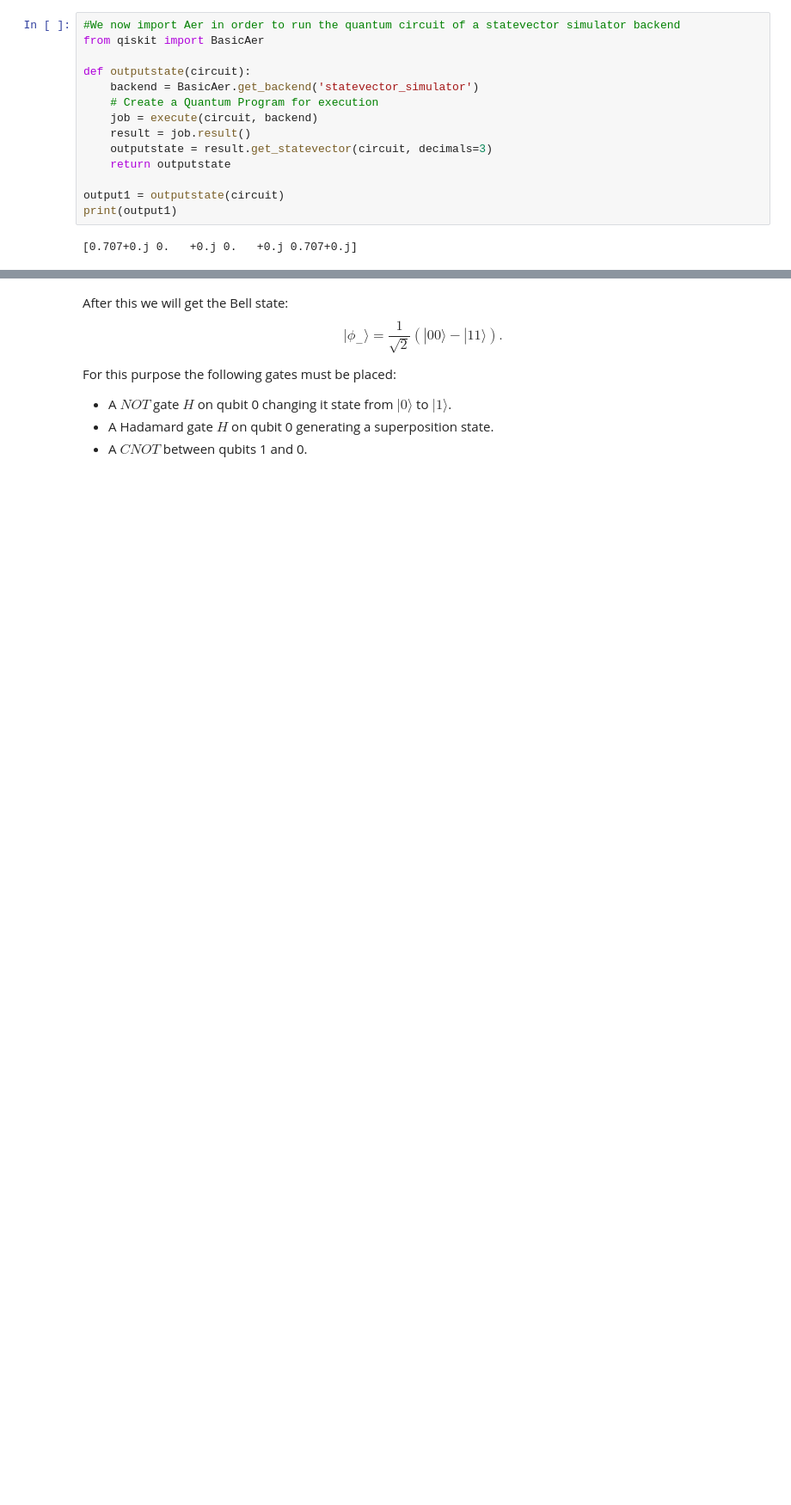
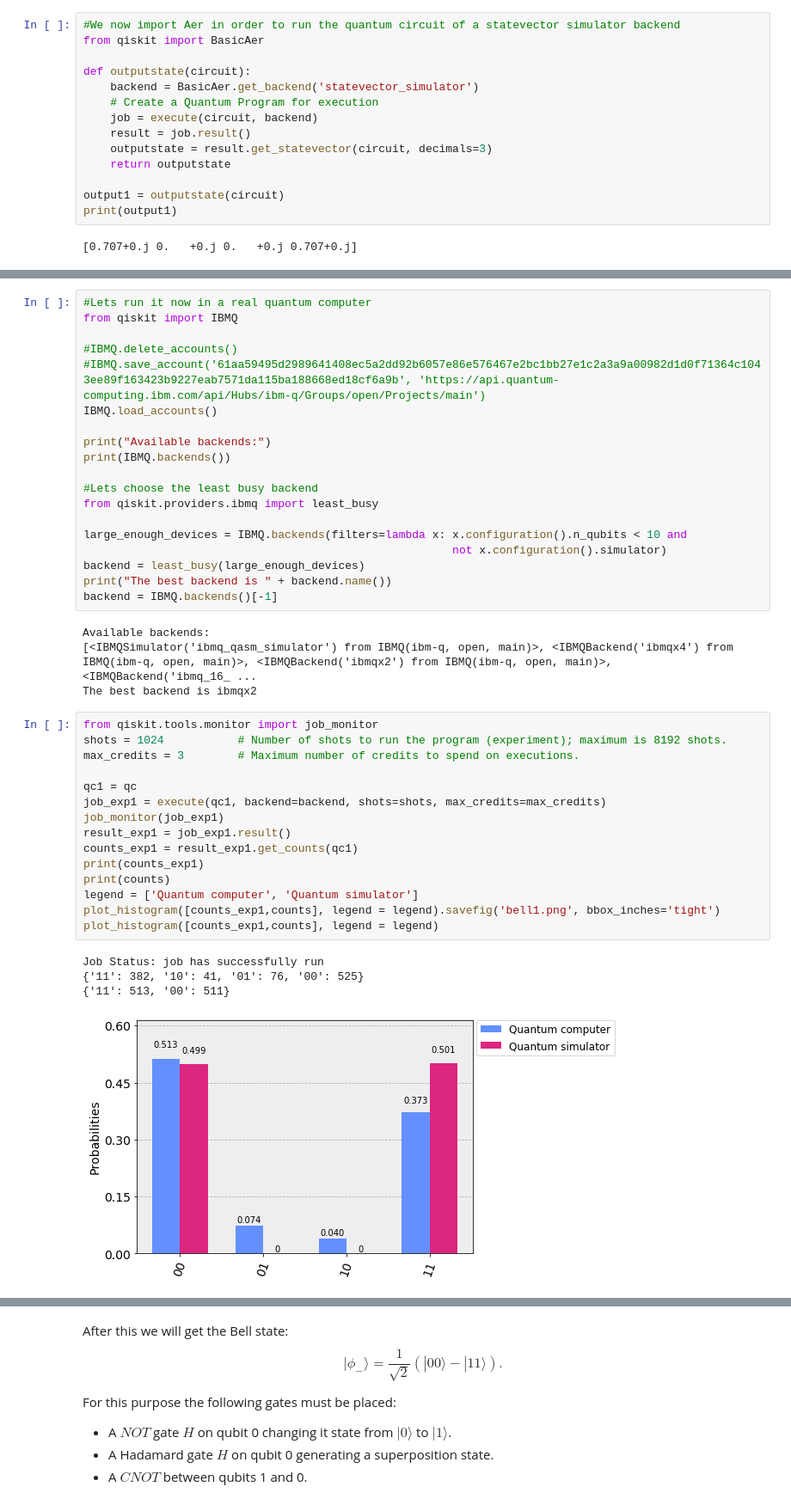
Before and after one commit to JavierGalvan9/TFG-Javier_Galv-n_Fraile, a Jupyter notebook: 01 Construction of Bell States.ipynb, the cells around one changed output, grey strips where cells are left out. Shown at 86% size. Cells and saved outputs as stored; diff of their text form; blank space fills up the shorter version.

```diff
--- a/01 Construction of Bell States.ipynb
+++ b/01 Construction of Bell States.ipynb
@@ -122,0 +101,43 @@ plot_histogram(counts)
+# %%
+#Lets run it now in a real quantum computer
+from qiskit import IBMQ
+
+#IBMQ.delete_accounts()
+#IBMQ.save_account('61aa59495d2989641408ec5a2dd92b6057e86e576467e2bc1bb27e1c2a3a9a00982d1d0f71364c1043ee89f163423b9227eab7571da115ba188668ed18cf6a9b', 'https://api.quantum-computing.ibm.com/api/Hubs/ibm-q/Groups/open/Projects/main')
+IBMQ.load_accounts()
+
+print("Available backends:")
+print(IBMQ.backends())
+
+#Lets choose the least busy backend
+from qiskit.providers.ibmq import least_busy
+
+large_enough_devices = IBMQ.backends(filters=lambda x: x.configuration().n_qubits < 10 and
+                                                       not x.configuration().simulator)
+backend = least_busy(large_enough_devices)
+print("The best backend is " + backend.name())
+backend = IBMQ.backends()[-1]
+# %% [output]
+Available backends:
+[<IBMQSimulator('ibmq_qasm_simulator') from IBMQ(ibm-q, open, main)>, <IBMQBackend('ibmqx4') from IBMQ(ibm-q, open, main)>, <IBMQBackend('ibmqx2') from IBMQ(ibm-q, open, main)>, <IBMQBackend('ibmq_16_ ...
+The best backend is ibmqx2
+# %%
+from qiskit.tools.monitor import job_monitor
+shots = 1024           # Number of shots to run the program (experiment); maximum is 8192 shots.
+max_credits = 3        # Maximum number of credits to spend on executions.
+
+qc1 = qc
+job_exp1 = execute(qc1, backend=backend, shots=shots, max_credits=max_credits)
+job_monitor(job_exp1)
+result_exp1 = job_exp1.result()
+counts_exp1 = result_exp1.get_counts(qc1)
+print(counts_exp1)
+print(counts)
+legend = ['Quantum computer', 'Quantum simulator']
+plot_histogram([counts_exp1,counts], legend = legend).savefig('bell1.png', bbox_inches='tight')
+plot_histogram([counts_exp1,counts], legend = legend)
+# %% [output]
+Job Status: job has successfully run
+{'11': 382, '10': 41, '01': 76, '00': 525}
+{'11': 513, '00': 511}
+[figure, added]
```
Also changed, not shown: parts of 20 cells of this notebook, 5 other files.
